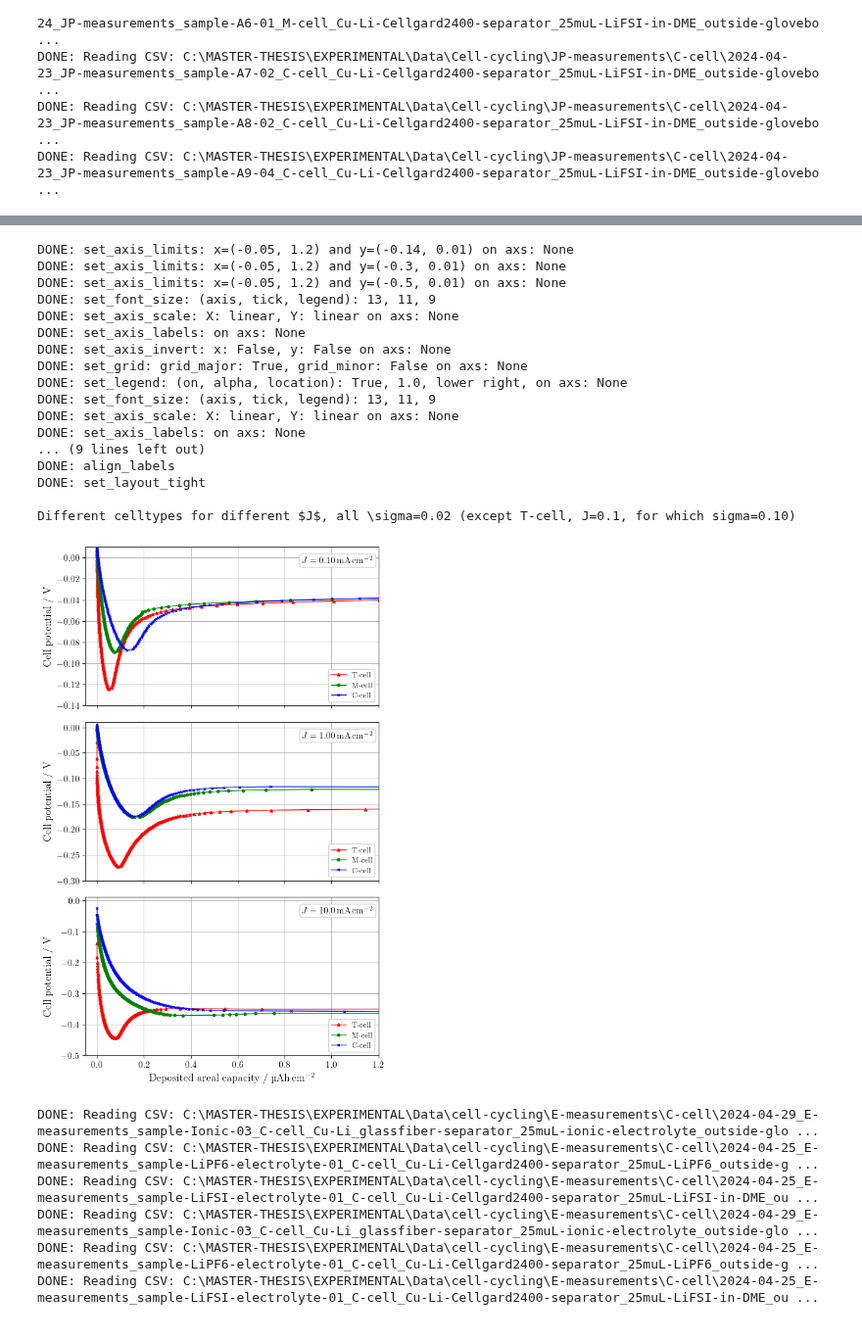
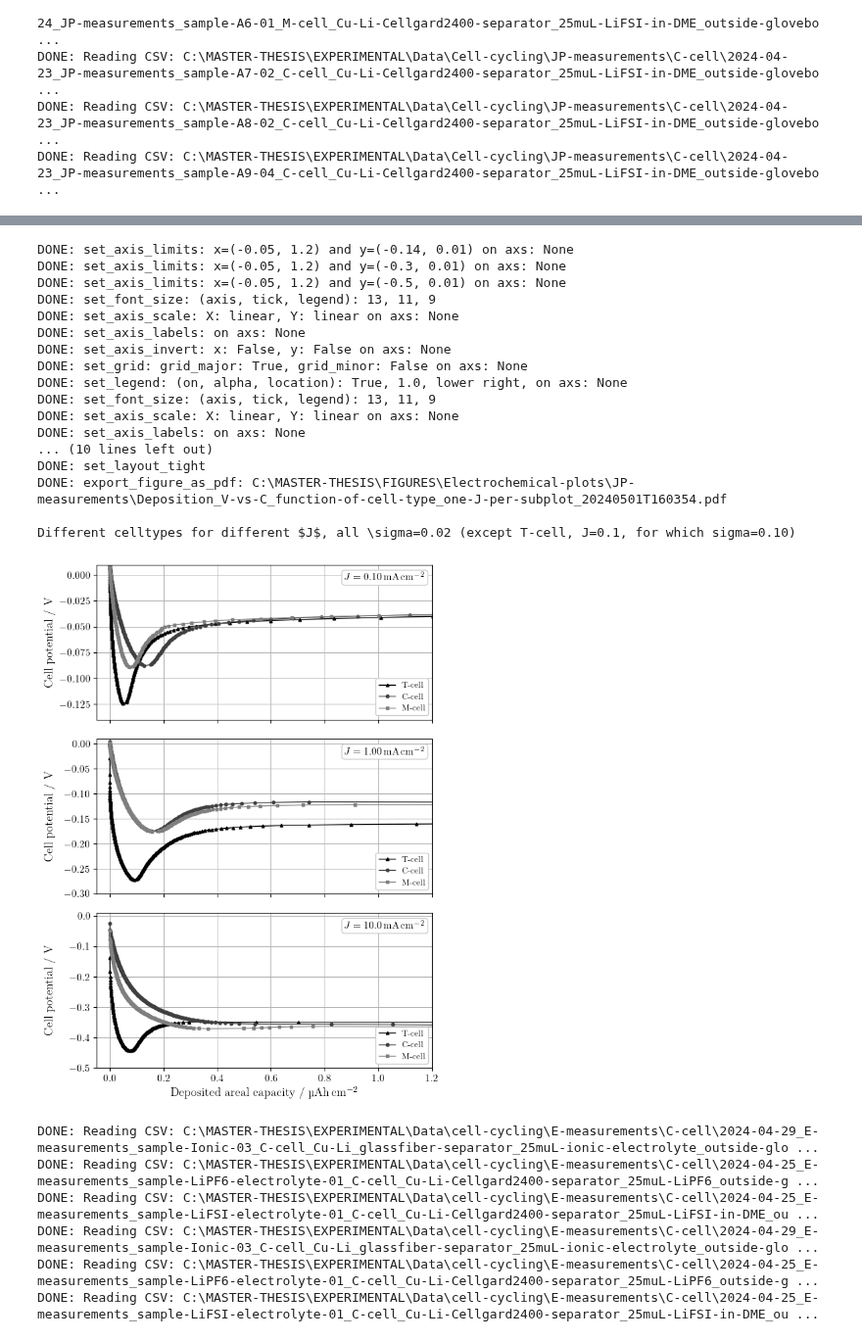
Before and after one commit to GottfridOlsson/MASTER-THESIS, a Jupyter notebook: EXPERIMENTAL/Python-scripts/Electrochemical-plots.ipynb, the cells around one changed output, grey strips where cells are left out. Shown at 98% size. Cells and saved outputs as stored; diff of their text form; code cells hidden in the pictures.

```diff
--- a/EXPERIMENTAL/Python-scripts/Electrochemical-plots.ipynb
+++ b/EXPERIMENTAL/Python-scripts/Electrochemical-plots.ipynb
@@ -155,33 +155,32 @@ time_divider = 60 # s --> min if = 60
 current_multiplier = 1000 # mA --> muA
 first_datapoint_remover = 1
 I_sigma_t = [(-0.196,  1.00, 25.97),
-             (-0.980,  0.50, 50), #50????  check plot
-             (-0.0392, 0.20, 800), #800??? check plot
+             (-0.098,  0.50, 101.05),
+             (-0.0392, 0.20, 620.5),
              (-0.0196, 0.10, 2074.25),
-             (-0.0098, 0.05, 7210.4)] # (mA, unitless, s)
+             (-0.0098, 0.05, 7210.4)] # (mA, unitless, s) (values by zooming in on graph, SEIDEP_sigma_005_MB)
 
 #axs.plot(SEIDEP_sigma_1_MB[0][first_datapoint_remover:-1]/time_divider,   SEIDEP_sigma_1_MB[2][first_datapoint_remover:-1]*current_multiplier,   linewidth=1, linestyle='-', color='r', marker=markers[0], markersize='3.3')#, label='$\\sigma=1.00$')
 #axs.plot(SEIDEP_sigma_05_MB[0][first_datapoint_remover:-1]/time_divider,  SEIDEP_sigma_05_MB[2][first_datapoint_remover:-1]*current_multiplier,  linewidth=1, linestyle='-', color='g', marker=markers[1], markersize='3.3')#, label='$\\sigma=0.50$')
 #axs.plot(SEIDEP_sigma_02_MB[0][first_datapoint_remover:-1]/time_divider,  SEIDEP_sigma_02_MB[2][first_datapoint_remover:-1]*current_multiplier,  linewidth=1, linestyle='-', color='g', marker=markers[2], markersize='3.3')#, label='$\\sigma=0.20$')
 #axs.plot(SEIDEP_sigma_01_MB[0][first_datapoint_remover:-1]/time_divider,  SEIDEP_sigma_01_MB[2][first_datapoint_remover:-1]*current_multiplier,  linewidth=1, linestyle='-', color='g', marker=markers[3], markersize='3.3')#, label='$\\sigma=0.10$')
 axs.plot(SEIDEP_sigma_005_MB[0][first_datapoint_remover:-1]/time_divider, SEIDEP_sigma_005_MB[2][first_datapoint_remover:-1]*current_multiplier, linewidth=1, linestyle='-', color=five_grayscale_colors[0], marker=markers[-1], markersize=marker_sizes[-1])#, label='$\\sigma=0.05$')
-#for i in range(len(I_value_sigma_t)):
-    #colors = ['r', 'g', 'b']
-    #axs.hlines(I_value_sigma_t[i][0]*current_multiplier, , color=colors[i], linestyle='-', label='$\\sigma=' + str(I_value_sigma[i][1]) + '$')
+#for i in range(len(I_sigma_t)):
+#    axs.hlines(I_sigma_t[i][0]*current_multiplier, xmin=0, xmax=10000, color='r', linestyle='-')
 
 ax_inset = inset_axes(axs, width="100%", height="100%", ##ax_inset = inset_axes(axs, width="60%", height="50%", loc='center')
-                      bbox_to_anchor=(.27, .2, .68, .60), bbox_transform=axs.transAxes, loc=3)#loc='lower right', borderpad=2*font_size_tick/10)# loc=(0.5,0.5))#"lower center")
+                      bbox_to_anchor=(.28, .18, .68, .60), bbox_transform=axs.transAxes, loc=3)#loc='lower right', borderpad=2*font_size_tick/10)# loc=(0.5,0.5))#"lower center")
 #ax_inset.plot(SEIDEP_sigma_1_MB[0][first_datapoint_remover:-1]/time_divider, SEIDEP_sigma_1_MB[2][first_datapoint_remover:-1]*current_multiplier, linewidth=1, linestyle='-', color='r', marker='x', markersize='3.50', label='$\\sigma=0.10$')
 #ax_inset.plot(SEIDEP_sigma_01_MB[0][first_datapoint_remover:-1]/time_divider, SEIDEP_sigma_01_MB[2][first_datapoint_remover:-1]*current_multiplier, linewidth=1, linestyle='-', color='g', marker='o', markersize='3.25', label='$\\sigma=1.00$')
 ax_inset.plot(SEIDEP_sigma_005_MB[0][first_datapoint_remover:-1]/time_divider, SEIDEP_sigma_005_MB[2][first_datapoint_remover:-1]*current_multiplier, linewidth=1, linestyle='-', color=five_grayscale_colors[0], marker=markers[-1], markersize=marker_sizes[-1])#, label='$\\sigma=10.0$')
 for i in range(len(I_sigma_t)):
     print(i, len(I_sigma_t), I_sigma_t[i], I_sigma_t[i][0], I_sigma_t[i][1], I_sigma_t[i][2])
     label_i = f'$\\sigma={I_sigma_t[i][1]:.2f}$'
+    s = [39, 39, 39, 55, 36]
+    axs.scatter(I_sigma_t[i][2]/time_divider,      I_sigma_t[i][0]*current_multiplier, color=five_grayscale_colors[i], edgecolors= "black", linewidths=0.5, marker=markers[i], s=s[i], label=label_i, zorder=100)
+    ax_inset.scatter(I_sigma_t[i][2]/time_divider, I_sigma_t[i][0]*current_multiplier, color=five_grayscale_colors[i], edgecolors= "black", linewidths=0.5, marker=markers[i], s=s[i], label=label_i, zorder=100)
 
-    axs.scatter(I_sigma_t[i][2]/time_divider,      I_sigma_t[i][0]*current_multiplier, color=five_grayscale_colors[i], marker=markers[i], label=label_i, zorder=100)
-    ax_inset.scatter(I_sigma_t[i][2]/time_divider, I_sigma_t[i][0]*current_multiplier, color=five_grayscale_colors[i], marker=markers[i], label=label_i, zorder=100)
-
-xmin_inset, xmax_inset, ymin_inset, ymax_inset = 540/time_divider, 7340/time_divider, -0.041*current_multiplier, -0.006*current_multiplier
+xmin_inset, xmax_inset, ymin_inset, ymax_inset = 500/time_divider, 7360/time_divider, -0.041*current_multiplier, -0.006*current_multiplier
 ax_inset.set_xlim(xmin_inset, xmax_inset)
 ax_inset.set_ylim(ymin_inset, ymax_inset)
 
@@ -200,7 +199,7 @@ f.set_layout_tight(fig)
 
 mark_inset(axs, ax_inset, loc1=2, loc2=1, facecolor="none", edgecolor="0.05", linewidth=0.95, zorder=101)# draw a bbox of the region of the inset axes in the parent axes and connecting lines between the bbox and the inset axes area
 
-PDF_path_SEIDEP_T_cell = electrochemical_figures_export_root_path + 'SEIDEP\\SEI-formation_I-vs-t_T-cell_' + get_current_date_and_time_as_ISO8601_string() + '.pdf'
+PDF_path_SEIDEP_T_cell = electrochemical_figures_export_root_path + 'SEIDEP\\SEI-formation_I-vs-t_T-cell_different-sigma_' + get_current_date_and_time_as_ISO8601_string() + '.pdf'
 #f.export_figure_as_pdf(PDF_path_SEIDEP_T_cell)
 print('\nT-cells, SEI-formation, E_we=0.010 V, different $\\sigma$')
 plt.show()
@@ -428,7 +431,7 @@ Different $J$ for different cell types, all \sigma=0.02 (except T-cell, J=0.1, f
 # PLOT: for each current density, plot curves for different cell types #
 
 # Create figure on which axis lives, one axis per subplot
-fig, axs = plt.subplots(nrows=3, ncols=1, figsize=(fig_width_cm/2.54, 2.7*fig_height_cm/2.54), sharex=True, sharey=False)
+fig, axs = plt.subplots(nrows=3, ncols=1, figsize=(fig_width_cm/2.54, 2.4*fig_height_cm/2.54), sharex=True, sharey=False)
 
 T_cell_string = 'T-cell'
 C_cell_string = 'C-cell'
@@ -436,17 +439,19 @@ M_cell_string = 'M-cell'
 
 # Plot your data (axs.plot, .errorbar, .hist, ...)
 # SEIDEP_sigma_x_MB = [t, V, I, error]
-axs[0].plot(A1_CP_deposited_amount, A1_CP[1], linewidth=1, linestyle='-', color='r', marker='^', markersize='3.50', label=T_cell_string)
-axs[0].plot(A4_CP_deposited_amount, A4_CP[1], linewidth=1, linestyle='-', color='g', marker='o', markersize='3.25', label=M_cell_string)
-axs[0].plot(A7_CP_deposited_amount, A7_CP[1], linewidth=1, linestyle='-', color='b', marker='x', markersize='3.50', label=C_cell_string)
+# plot in wierd "Ax"-order to get better marker for the cell types in legend (trust me, this is better)
+axs[0].plot(A1_CP_deposited_amount, A1_CP[1], linewidth=1, linestyle='-', color=four_grayscale_colors[0], marker=markers[0], markersize=marker_sizes[0], label=T_cell_string)
+axs[0].plot(A7_CP_deposited_amount, A7_CP[1], linewidth=1, linestyle='-', color=four_grayscale_colors[1], marker=markers[1], markersize=marker_sizes[0], label=C_cell_string)
+axs[0].plot(A4_CP_deposited_amount, A4_CP[1], linewidth=1, linestyle='-', color=four_grayscale_colors[2], marker=markers[2], markersize=marker_sizes[0], label=M_cell_string)
 
-axs[1].plot(A2_CP_deposited_amount, A2_CP[1], linewidth=1, linestyle='-', color='r', marker='^', markersize='3.50', label=T_cell_string)
-axs[1].plot(A5_CP_deposited_amount, A5_CP[1], linewidth=1, linestyle='-', color='g', marker='o', markersize='3.25', label=M_cell_string)
-axs[1].plot(A8_CP_deposited_amount, A8_CP[1], linewidth=1, linestyle='-', color='b', marker='x', markersize='3.50', label=C_cell_string)
+axs[1].plot(A2_CP_deposited_amount, A2_CP[1], linewidth=1, linestyle='-', color=four_grayscale_colors[0], marker=markers[0], markersize=marker_sizes[0], label=T_cell_string)
+axs[1].plot(A8_CP_deposited_amount, A8_CP[1], linewidth=1, linestyle='-', color=four_grayscale_colors[1], marker=markers[1], markersize=marker_sizes[0], label=C_cell_string)
+axs[1].plot(A5_CP_deposited_amount, A5_CP[1], linewidth=1, linestyle='-', color=four_grayscale_colors[2], marker=markers[2], markersize=marker_sizes[0], label=M_cell_string)
 
-axs[2].plot(A3_CP_deposited_amount, A3_CP[1], linewidth=1, linestyle='-', color='r', marker='^', markersize='3.50', label=T_cell_string)
-axs[2].plot(A6_CP_deposited_amount, A6_CP[1], linewidth=1, linestyle='-', color='g', marker='o', markersize='3.25', label=M_cell_string)
-axs[2].plot(A9_CP_deposited_amount, A9_CP[1], linewidth=1, linestyle='-', color='b', marker='x', markersize='3.50', label=C_cell_string)
+
+axs[2].plot(A3_CP_deposited_amount, A3_CP[1], linewidth=1, linestyle='-', color=four_grayscale_colors[0], marker=markers[0], markersize=marker_sizes[0], label=T_cell_string)
+axs[2].plot(A9_CP_deposited_amount, A9_CP[1], linewidth=1, linestyle='-', color=four_grayscale_colors[1], marker=markers[1], markersize=marker_sizes[0], label=C_cell_string)
+axs[2].plot(A6_CP_deposited_amount, A6_CP[1], linewidth=1, linestyle='-', color=four_grayscale_colors[2], marker=markers[2], markersize=marker_sizes[0], label=M_cell_string)
 
 
 # Settings for each axis (axs)
@@ -465,36 +470,36 @@ for i, ax in enumerate(axs):
         f.set_axis_labels(  ax, x_label='Deposited areal capacity / \\textmu Ah\\,cm$^{-2}$', y_label='Cell potential / V')
     else:
         f.set_axis_labels(  ax, x_label='', y_label='Cell potential / V')
     f.set_axis_invert(  ax, x_invert=False, y_invert=False)
     f.set_grid(         ax, grid_major_on=grid_major, grid_major_linewidth=0.7, grid_minor_on=grid_minor, grid_minor_linewidth=0.3) # set_grid must be after set_axis_scale for some reason (at least with 'log')
     f.set_legend(       ax, legend_on=legend_on, alpha=1.0, location='lower right')
     ax.text(x_pos, y_pos, J_strings[i], transform=ax.transAxes, bbox=standard_text_box_settings, fontsize=font_size_tick) # rgba = (red, green, blue, alpha), '#CCCCCC' is the same as the legend edgecolor
 
 f.align_labels(fig)
 f.set_layout_tight(fig)
 PDF_path_JP_V_vs_C_different_celltypes_one_J_per_subplot = electrochemical_figures_export_root_path + 'JP-measurements\\Deposition_V-vs-C_function-of-cell-type_one-J-per-subplot_' + get_current_date_and_time_as_ISO8601_string() + '.pdf'
 #f.export_figure_as_pdf(PDF_path_JP_V_vs_C_different_celltypes_one_J_per_subplot)
 print('\nDifferent celltypes for different $J$, all \\sigma=0.02 (except T-cell, J=0.1, for which sigma=0.10)')
 plt.show()
 # %% [output]
 DONE: set_axis_limits: x=(-0.05, 1.2) and y=(-0.14, 0.01) on axs: None
 DONE: set_axis_limits: x=(-0.05, 1.2) and y=(-0.3, 0.01) on axs: None
 DONE: set_axis_limits: x=(-0.05, 1.2) and y=(-0.5, 0.01) on axs: None
 DONE: set_font_size: (axis, tick, legend): 13, 11, 9
 DONE: set_axis_scale: X: linear, Y: linear on axs: None
 DONE: set_axis_labels: on axs: None
 DONE: set_axis_invert: x: False, y: False on axs: None
 DONE: set_grid: grid_major: True, grid_minor: False on axs: None
 DONE: set_legend: (on, alpha, location): True, 1.0, lower right, on axs: None
 DONE: set_font_size: (axis, tick, legend): 13, 11, 9
 DONE: set_axis_scale: X: linear, Y: linear on axs: None
 DONE: set_axis_labels: on axs: None
-... (9 lines left out)
-DONE: align_labels
+... (10 lines left out)
 DONE: set_layout_tight
+DONE: export_figure_as_pdf: C:\MASTER-THESIS\FIGURES\Electrochemical-plots\JP-measurements\Deposition_V-vs-C_function-of-cell-type_one-J-per-subplot_20240501T160354.pdf
 
 Different celltypes for different $J$, all \sigma=0.02 (except T-cell, J=0.1, for which sigma=0.10)
-[figure, old version]
+[figure, new version]
 # %%
 # Paths for data E-measurements #
 
```
Also changed, not shown: parts of 6 cells of this notebook.
